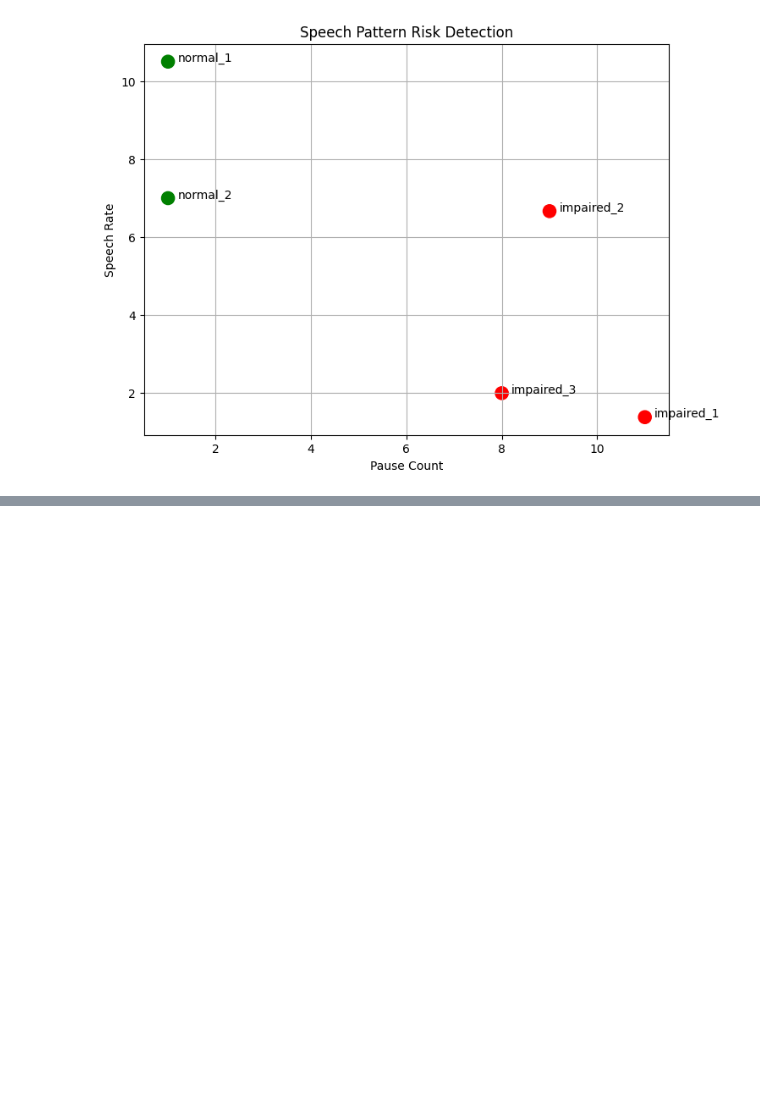
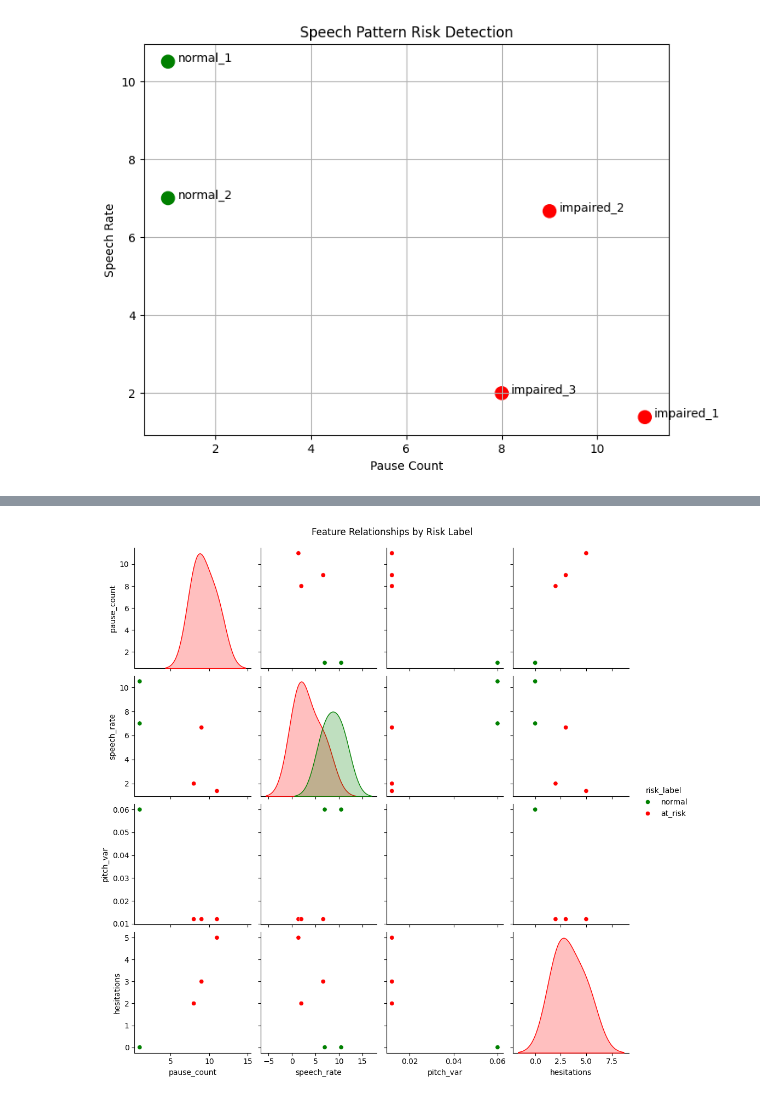
Before and after one commit to ks2197/MemoTag, a Jupyter notebook: Memo_tag.ipynb, the cells around one changed output, grey strips where cells are left out. Cells and saved outputs as stored; diff of their text form; code cells hidden in the pictures; blank space fills up the shorter version.

```diff
--- a/Memo_tag.ipynb
+++ b/Memo_tag.ipynb
@@ -142,0 +187,7 @@ plt.show()
+# %%
+sns.pairplot(df, vars=["pause_count", "speech_rate", "pitch_var", "hesitations"],
+             hue="risk_label", palette={"normal": "green", "at_risk": "red"})
+plt.suptitle("Feature Relationships by Risk Label", y=1.02)
+plt.show()
+# %% [output]
+[figure, added]
```
Also changed, not shown: parts of 5 cells of this notebook.
